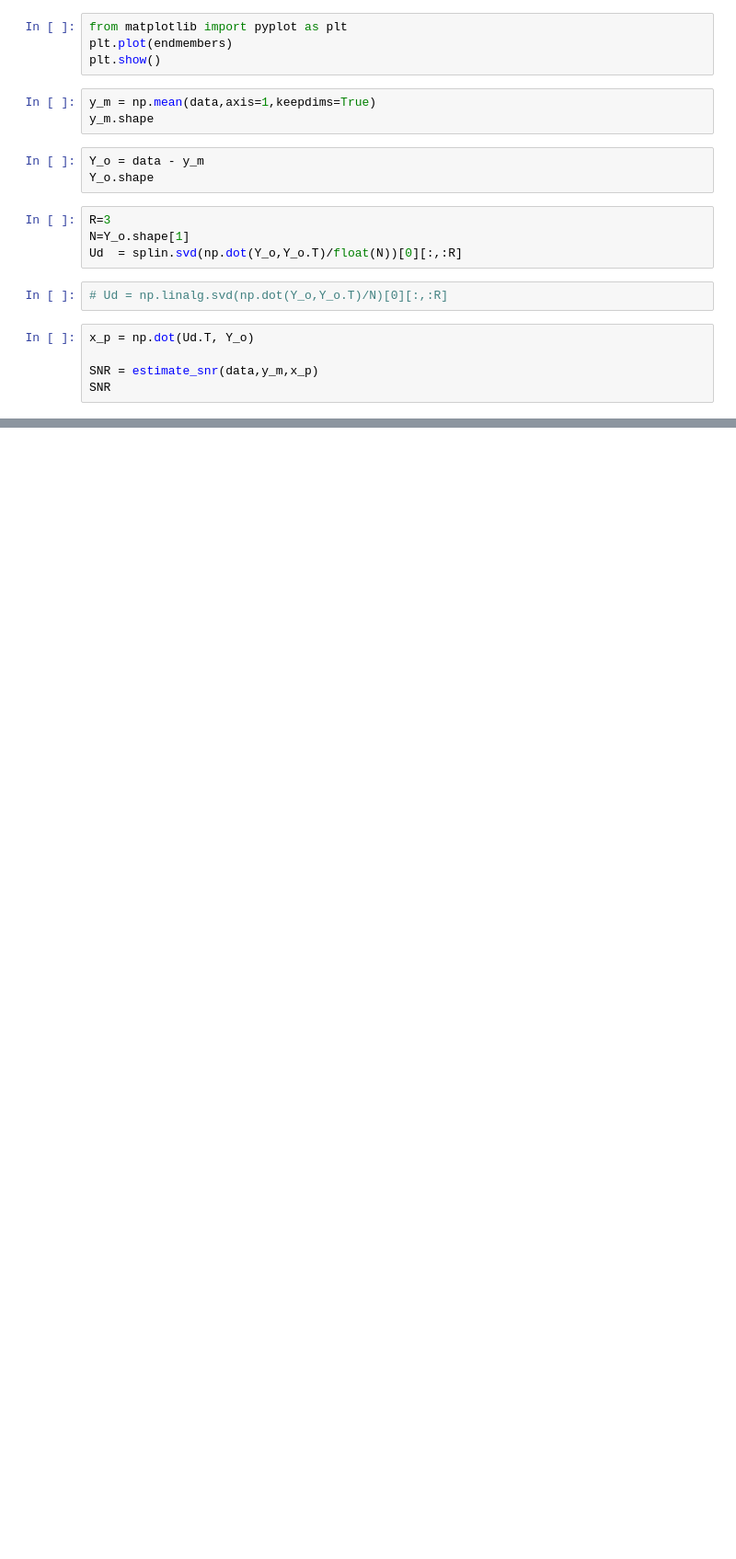
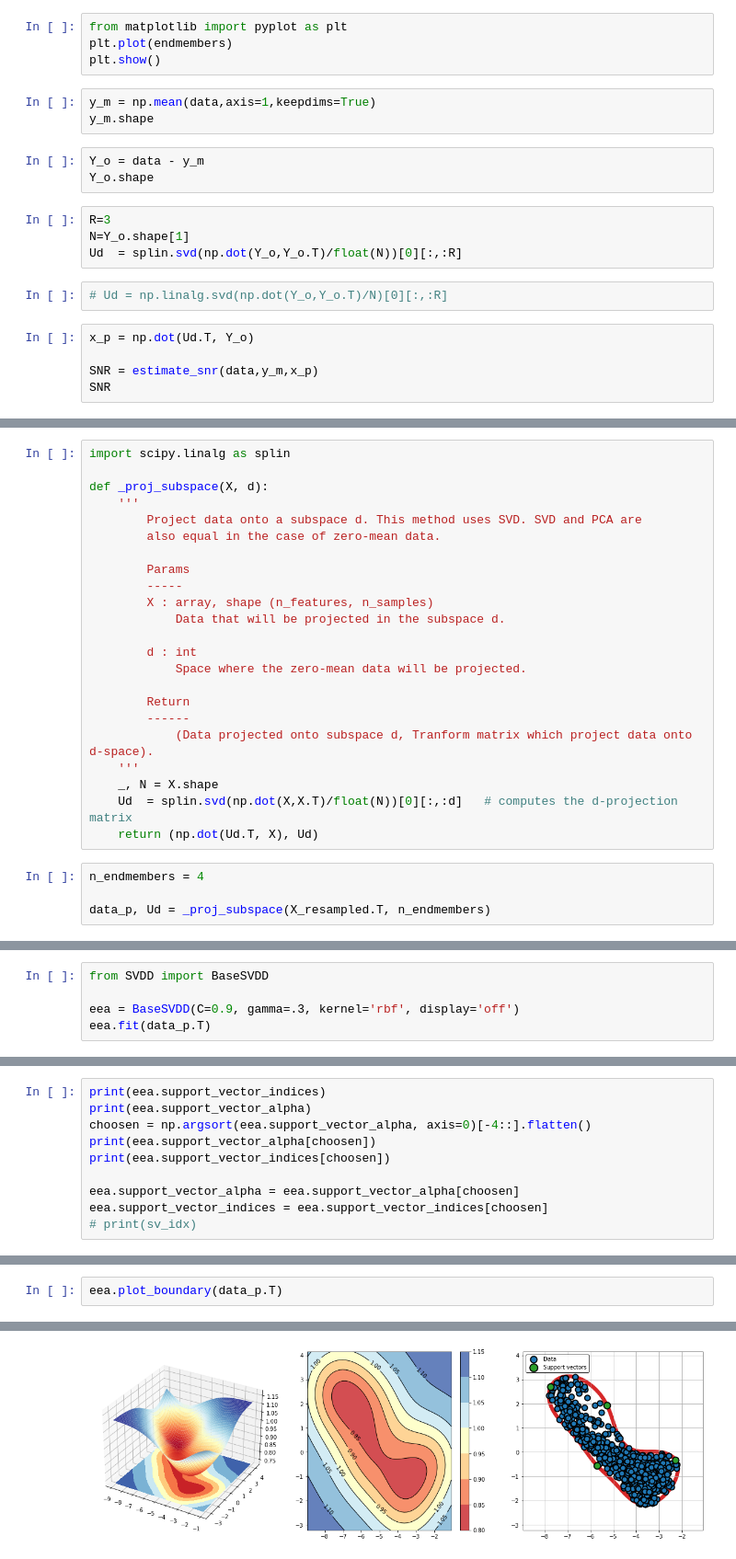
Before and after one commit to SolidusAbi/HySpecLab, a Jupyter notebook: notebooks/unmixing/eea.ipynb, the cells around one changed output, grey strips where cells are left out. Shown: that part at 92% size. Cells and saved outputs as stored; diff of their text form; blank space fills up the shorter version.

Commit message:
testing svdd

```diff
--- a/notebooks/unmixing/eea.ipynb
+++ b/notebooks/unmixing/eea.ipynb
@@ -332,0 +375,27 @@ SNR
+# %%
+import scipy.linalg as splin
+
+def _proj_subspace(X, d):
+    '''
+        Project data onto a subspace d. This method uses SVD. SVD and PCA are
+        also equal in the case of zero-mean data.
+
+        Params
+        -----
+        X : array, shape (n_features, n_samples)
+            Data that will be projected in the subspace d.
+
+        d : int
+            Space where the zero-mean data will be projected.
+
+        Return
+        ------
+            (Data projected onto subspace d, Tranform matrix which project data onto d-space).
+    '''
+    _, N = X.shape
+    Ud  = splin.svd(np.dot(X,X.T)/float(N))[0][:,:d]   # computes the d-projection matrix
+    return (np.dot(Ud.T, X), Ud)
+# %%
+n_endmembers = 4
+
+data_p, Ud = _proj_subspace(X_resampled.T, n_endmembers)
@@ -332,0 +407,5 @@ SNR
+# %%
+from SVDD import BaseSVDD
+
+eea = BaseSVDD(C=0.9, gamma=.3, kernel='rbf', display='off')
+eea.fit(data_p.T)
@@ -332,0 +414,10 @@ SNR
+# %%
+print(eea.support_vector_indices)
+print(eea.support_vector_alpha)
+choosen = np.argsort(eea.support_vector_alpha, axis=0)[-4::].flatten()
+print(eea.support_vector_alpha[choosen])
+print(eea.support_vector_indices[choosen])
+
+eea.support_vector_alpha = eea.support_vector_alpha[choosen]
+eea.support_vector_indices = eea.support_vector_indices[choosen]
+# print(sv_idx)
@@ -332,0 +442,3 @@ SNR
+# %%
+eea.plot_boundary(data_p.T)
+# %% [output]
@@ -332,0 +448 @@ SNR
+[figure, added]
```
Also changed, not shown: parts of 17 cells of this notebook.
